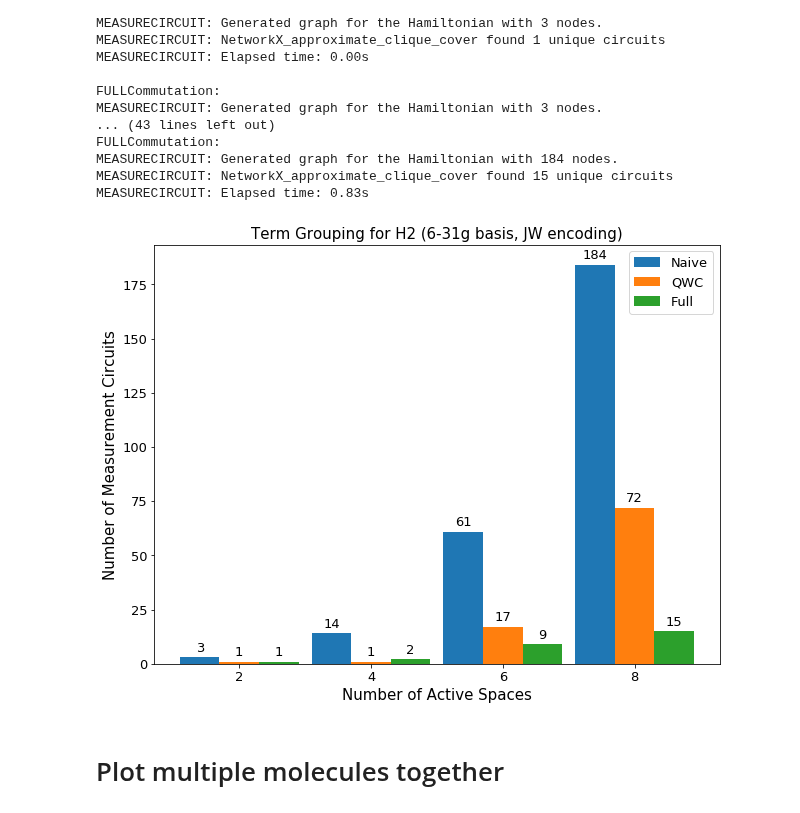
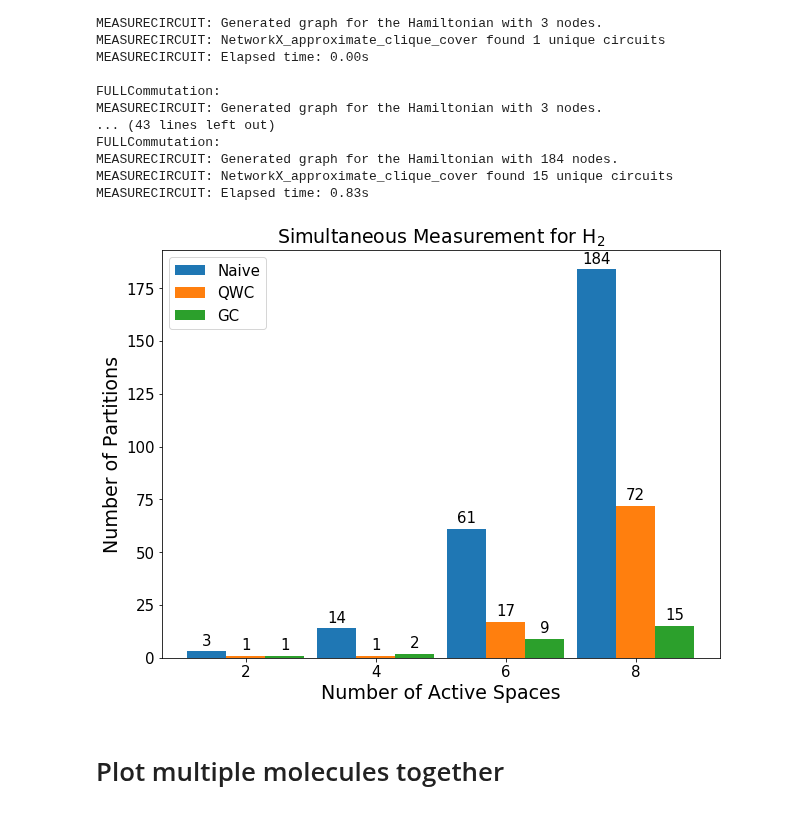
Before and after one commit to teaguetomesh/vqe-term-grouping, a Jupyter notebook: term_grouping_plots.ipynb, the cells around one changed output. Saved outputs shown, nothing was run; the diff lists cells and outputs as text; code cells hidden in the pictures.

```diff
--- a/term_grouping_plots.ipynb
+++ b/term_grouping_plots.ipynb
@@ -489,14 +489,15 @@ width = 0.3
 fig, ax = plt.subplots(figsize=(9,7))
 rects1 = ax.bar(xaxis - width, naive, width, label='Naive')
 rects2 = ax.bar(xaxis, qwc, width, label='QWC')
-rects3 = ax.bar(xaxis + width, full, width, label='Full')
+rects3 = ax.bar(xaxis + width, full, width, label='GC')
 
-ax.set_ylabel('Number of Measurement Circuits')
-ax.set_xlabel('Molecule [AS#]')
-ax.set_title('Bron-Kerbosch Term Grouping (sto-3g basis, BK encoding)')
+ax.set_ylabel('Number of Partitions',fontsize=19)
+ax.set_xlabel('Molecule [AS#]',fontsize=19)
+ax.set_title('Bron-Kerbosch Simultaneous Measurement',fontsize=19)
 ax.set_xticks(xaxis)
-ax.set_xticklabels(('H2 [2]', 'LiH [3]', 'H2O [4]', 'CH4 [4]'))
-ax.legend()
+ax.set_xticklabels((r'$\mathrm{H}_2$ [2]', 'LiH [3]', r'$\mathrm{H}_2\mathrm{O}$ [4]', r'$\mathrm{CH}_4$ [4]'),
+                   fontsize=15)
+ax.legend(fontsize=15)
 
 
 def autolabel(rects, xpos='center'):
@@ -516,7 +517,7 @@ def autolabel(rects, xpos='center'):
                     xy=(rect.get_x() + rect.get_width() / 2, height),
                     xytext=(offset[xpos]*3, 3),  # use 3 points offset
                     textcoords="offset points",  # in both directions
-                    ha=ha[xpos], va='bottom')
+                    ha=ha[xpos], va='bottom',fontsize=15)
 
 
 autolabel(rects1)
@@ -607,15 +608,16 @@ width = 0.3
 fig, ax = plt.subplots(figsize=(9,8))
 rects1 = ax.bar(xaxis - width, naive, width, label='Naive')
 rects2 = ax.bar(xaxis, qwc, width, label='QWC')
-rects3 = ax.bar(xaxis + width, full, width, label='Full')
+rects3 = ax.bar(xaxis + width, full, width, label='GC')
 
-ax.set_ylabel('Number of Measurement Circuits')
-ax.set_xlabel('Fermion-to-Qubit Encoding')
-ax.set_title('Term Grouping for H2 (6-31g basis, 8 modes)')
+ax.set_ylabel('Number of Partitions',fontsize=19)
+ax.set_xlabel('Fermion-to-Qubit Encoding',fontsize=19)
+ax.set_title(r'Simultaneous Measurement for $\mathrm{H}_2$',fontsize=19)
 ax.set_xticks(xaxis)
 ax.set_xticklabels(('Jordan-Wigner', 'Bravyi-Kitaev (BK)', 'BK Super-Fast', 'BK Tree', 'Parity'),
-                  rotation=30)
-ax.legend()
+                  rotation=30,fontsize=15)
+#ax.set_yticklabels(fontsize=15)
+ax.legend(fontsize=19)
 
 
 def autolabel(rects, xpos='center'):
@@ -635,7 +637,7 @@ def autolabel(rects, xpos='center'):
                     xy=(rect.get_x() + rect.get_width() / 2, height),
                     xytext=(offset[xpos]*3, 3),  # use 3 points offset
                     textcoords="offset points",  # in both directions
-                    ha=ha[xpos], va='bottom')
+                    ha=ha[xpos], va='bottom',fontsize=15)
 
 
 autolabel(rects1)
@@ -687,45 +689,45 @@ width = 0.3
 fig, ax = plt.subplots(figsize=(9,7))
 rects1 = ax.bar(AS - width, naive, width, label='Naive')
 rects2 = ax.bar(AS, qwc, width, label='QWC')
-rects3 = ax.bar(AS + width, full, width, label='Full')
+rects3 = ax.bar(AS + width, full, width, label='GC')
 
-ax.set_ylabel('Number of Measurement Circuits')
-ax.set_xlabel('Number of Active Spaces')
-ax.set_title('Term Grouping for H2 (6-31g basis, JW encoding)')
+ax.set_ylabel('Number of Partitions',fontsize=19)
+ax.set_xlabel('Number of Active Spaces',fontsize=19)
+ax.set_title(r'Simultaneous Measurement for $\mathrm{H}_2$',fontsize=19)
 ax.set_xticks(AS)
-ax.set_xticklabels(('2', '4', '6', '8'))
-ax.legend()
+ax.set_xticklabels(('2', '4', '6', '8'),fontsize=15)
+ax.legend(fontsize=15)
 
 
 def autolabel(rects, xpos='center'):
     """
     Attach a text label above each bar in *rects*, displaying its height.
 
     *xpos* indicates which side to place the text w.r.t. the center of
     the bar. It can be one of the following {'center', 'right', 'left'}.
     """
 
     ha = {'center': 'center', 'right': 'left', 'left': 'right'}
     offset = {'center': 0, 'right': 1, 'left': -1}
 
     for rect in rects:
         height = rect.get_height()
         ax.annotate('{}'.format(height),
                     xy=(rect.get_x() + rect.get_width() / 2, height),
                     xytext=(offset[xpos]*3, 3),  # use 3 points offset
                     textcoords="offset points",  # in both directions
-                    ha=ha[xpos], va='bottom')
+                    ha=ha[xpos], va='bottom',fontsize=15)
 
 
 autolabel(rects1)
 autolabel(rects2)
 autolabel(rects3)
 
 fig.tight_layout()
 
 plt.show()
 # %% [output]
-[figure, old version]
+[figure, new version]
 # %% [markdown]
 # Plot multiple molecules together
 # %%
```
Also changed, not shown: parts of 3 cells of this notebook, 21 other files.
